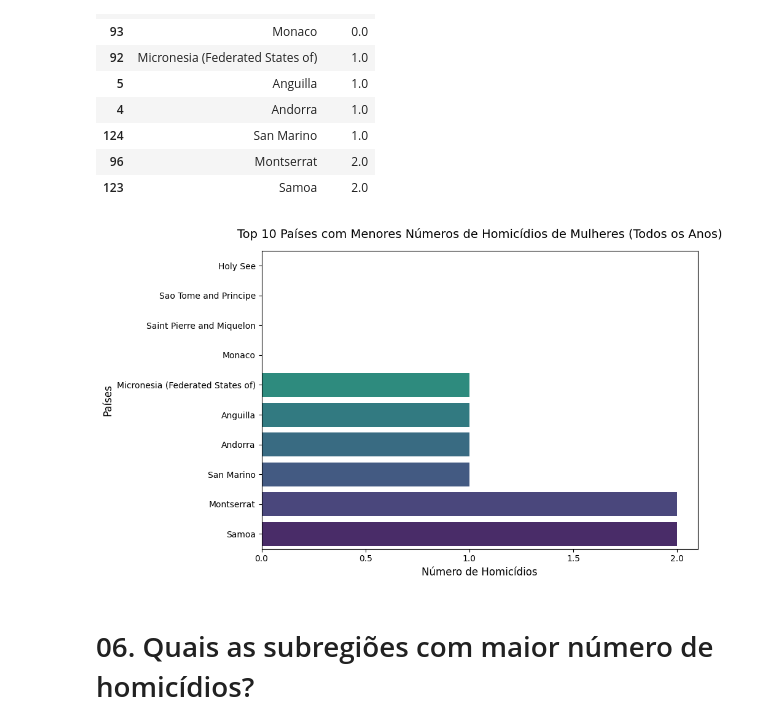
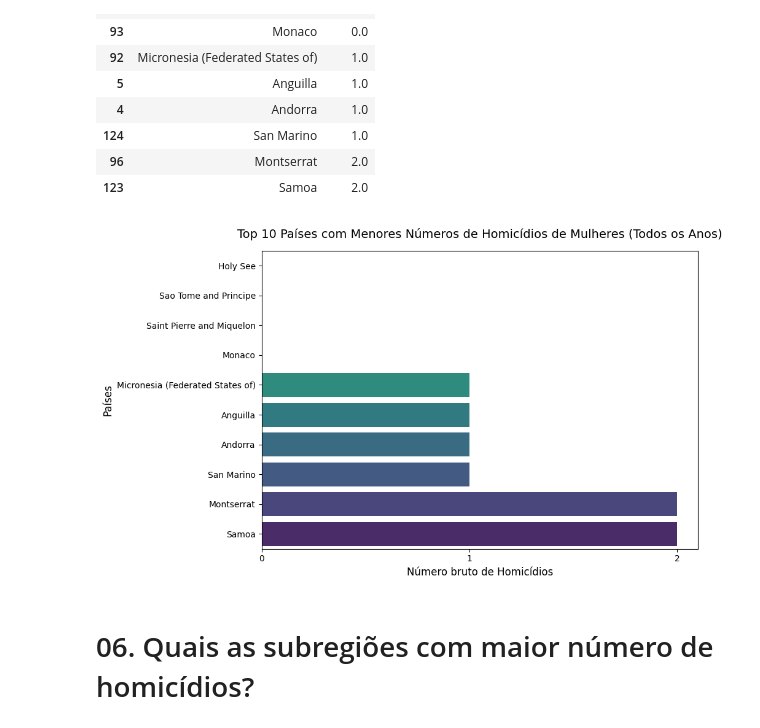
Before and after one commit to BeaUoU/analise-homic-dios-dataApp, a Jupyter notebook: AP_01.ipynb, the cells around one changed output. Saved outputs shown, nothing was run; the diff lists cells and outputs as text; code cells hidden in the pictures.

```diff
--- a/AP_01.ipynb
+++ b/AP_01.ipynb
@@ -472,29 +478,30 @@ display(df_top10_menores_mortes_mulheres[['Country', 'VALUE']])
 # %%
 # Configurando o tamanho da imagem
 plt.figure(figsize=(10, 6))
 
 # Criando o gráfico de barras
 sns.barplot(
     x='VALUE',
     y='Country',
     data=df_top10_menores_mortes_mulheres,
     palette='viridis_r',
     hue='Country',
     legend=False
 )
 
 plt.locator_params(axis='x', nbins=6)
 
 # Adicionando títulos e rótulos relevantes.
 plt.title('Top 10 Países com Menores Números de Homicídios de Mulheres (Todos os Anos)', fontsize=14, pad=15)
-plt.xlabel('Número de Homicídios', fontsize=12)
+plt.xlabel('Número bruto de Homicídios', fontsize=12)
 plt.ylabel('Países', fontsize=12)
+plt.gca().xaxis.set_major_locator(MaxNLocator(integer=True))
 
 # Exibindo o gráfico limpo
 plt.tight_layout()
 plt.show()
 # %% [output]
-[figure, old version]
+[figure, new version]
 # %% [markdown]
 # 06. Quais as subregiões com maior número de homicídios?
 # %%
```
Also changed, not shown: parts of 13 cells of this notebook, 2 other files.
